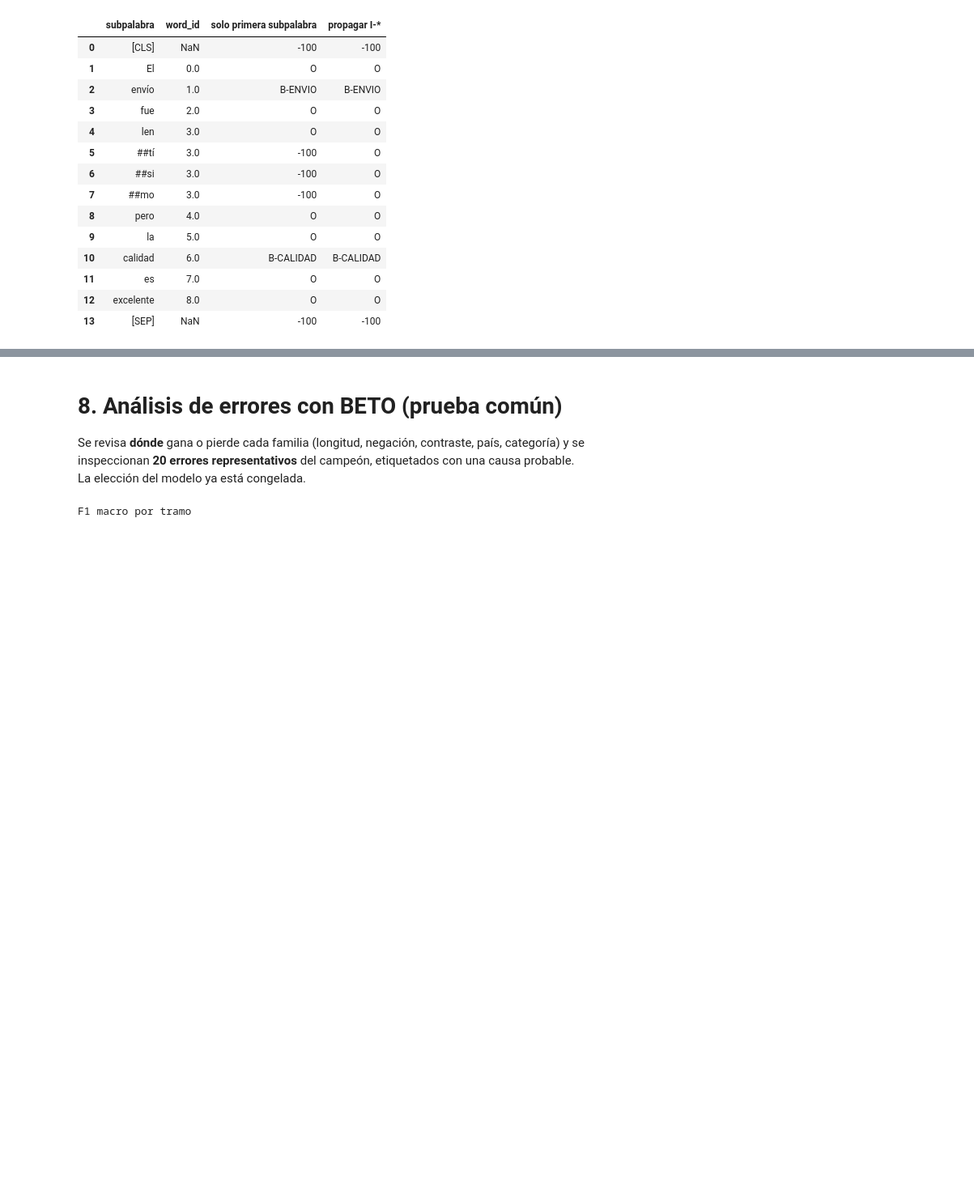
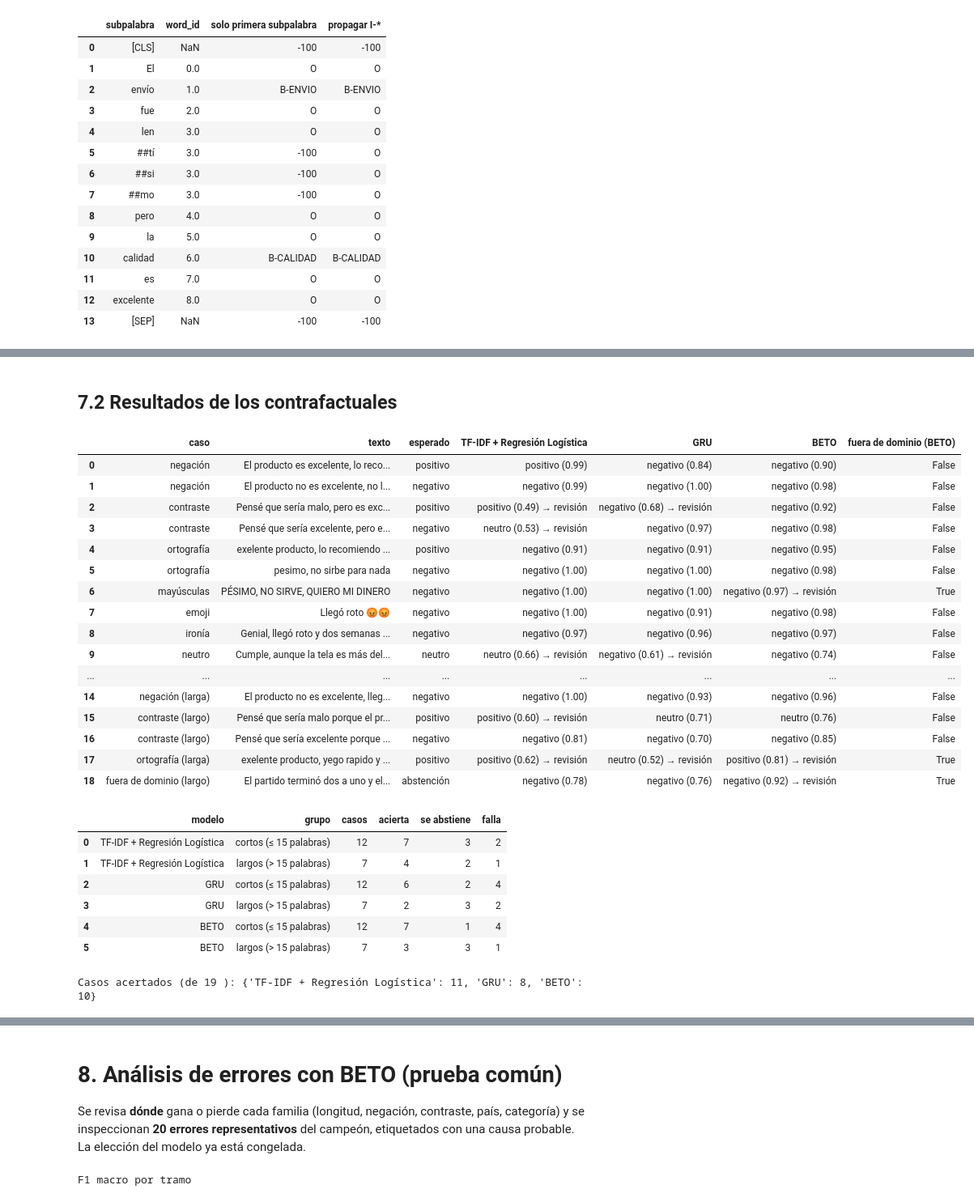
Before and after one commit to pedrogarciar13/proyecto_final_pln, a Jupyter notebook: Proyecto_PLN_Sentimiento_MeLiSA.ipynb, the cells around one changed output, grey strips where cells are left out. Shown at 81% size. Drawn from its saved outputs; the diff is of its cells as text; code cells hidden in the pictures; blank space fills up the shorter version.

```diff
--- a/Proyecto_PLN_Sentimiento_MeLiSA.ipynb
+++ b/Proyecto_PLN_Sentimiento_MeLiSA.ipynb
@@ -1186,0 +1281,73 @@ Casos superados (de 13 ): {'TF-IDF + Regresión Logística': 10, 'GRU': 7, 'BETO
+# %% [markdown]
+## 7.2 Resultados de los contrafactuales
+# %%
+casos = pd.DataFrame([
+    ("negación", "El producto es excelente, lo recomiendo", "positivo"),
+    ("negación", "El producto no es excelente, no lo recomiendo", "negativo"),
+    ("contraste", "Pensé que sería malo, pero es excelente", "positivo"),
+    ("contraste", "Pensé que sería excelente, pero es malo", "negativo"),
+    ("ortografía", "exelente producto, lo recomiendo muxo", "positivo"),
+    ("ortografía", "pesimo, no sirbe para nada", "negativo"),
+    ("mayúsculas", "PÉSIMO, NO SIRVE, QUIERO MI DINERO", "negativo"),
+    ("emoji", "Llegó roto 😡😡", "negativo"),
+    ("ironía", "Genial, llegó roto y dos semanas tarde", "negativo"),
+    ("neutro", "Cumple, aunque la tela es más delgada de lo que esperaba", "neutro"),
+    ("larga", "Lo compré para mi hija. " * 8 + "Al final no funcionó y el vendedor nunca respondió", "negativo"),
+    ("fuera de dominio", "La fotosíntesis depende de la energía solar", "abstención"),
+    ("fuera de dominio", "asdf qwerty 12345", "abstención"),
+    # versiones largas (> 15 palabras) de los mismos contrastes
+    ("negación (larga)", "El producto es excelente, llegó bien empacado, funciona como dice la descripción y lo recomiendo a quien lo necesite", "positivo"),
+    ("negación (larga)", "El producto no es excelente, llegó mal empacado, no funciona como dice la descripción y no lo recomiendo a nadie", "negativo"),
+    ("contraste (largo)", "Pensé que sería malo porque el precio era muy bajo, pero es excelente, resistente y llegó antes de lo esperado", "positivo"),
+    ("contraste (largo)", "Pensé que sería excelente porque tenía buenas opiniones, pero es malo, se rompió rápido y el vendedor no respondió", "negativo"),
+    ("ortografía (larga)", "exelente producto, yego rapido y funsiona muy bien, lo recomiendo muxo a todos los que quieran uno igual", "positivo"),
+    ("fuera de dominio (largo)", "El partido terminó dos a uno y el delantero fue expulsado en el segundo tiempo por una falta muy fuerte", "abstención")],
+    columns=["caso", "texto", "esperado"])
+modelos_rob = [base, campeon_s3, "BETO"]
+umbral = {k: abst4[k]["umbral"] or 1.0 for k in modelos_rob}
+ood_casos = es_ood(casos.texto)
+resumen_rob = []
+for k in modelos_rob:
+    P = softmax(np.log(np.clip(predictores[k](casos.texto), 1e-9, 1)), calib[k]["T"])
+    pred, conf = np.array(CLASES)[P.argmax(1)], P.max(1)
+    abst = (conf < umbral[k]) | (ood_casos if k == "BETO" else False)
+    casos[k] = [f"{p} ({c:.2f}){' → revisión' if a else ''}" for p, c, a in zip(pred, conf, abst)]
+    estado = np.where(casos.esperado == "abstención", np.where(abst, "acierta", "falla"),
+                      np.where(abst, "se abstiene", np.where(pred == casos.esperado, "acierta", "falla")))
+    casos[f"estado_{k}"] = estado
+    for grupo, m in [("cortos (≤ 15 palabras)", casos.texto.str.split().str.len() <= 15), ("largos (> 15 palabras)", casos.texto.str.split().str.len() > 15)]:
+        e = pd.Series(estado[m.values])
+        resumen_rob.append({"modelo": k, "grupo": grupo, "casos": int(m.sum()), "acierta": int((e == "acierta").sum()),
+                            "se abstiene": int((e == "se abstiene").sum()), "falla": int((e == "falla").sum())})
+casos["fuera de dominio (BETO)"] = ood_casos
+pd.set_option("display.max_colwidth", 55)
+display(casos[["caso", "texto", "esperado"] + modelos_rob + ["fuera de dominio (BETO)"]])
+resumen_rob = pd.DataFrame(resumen_rob); display(resumen_rob)
+robustez = {k: int((casos[f"estado_{k}"] == "acierta").sum()) for k in modelos_rob}
+print("Casos acertados (de", len(casos), "):", robustez)
+# %% [output]
+|  | caso | texto | esperado | TF-IDF + Regresión Logística | GRU | BETO | fuera de dominio (BETO) |
+| 0 | negación | El producto es excelente, lo reco... | positivo | positivo (0.99) | negativo (0.84) | negativo (0.90) | False |
+| 1 | negación | El producto no es excelente, no l... | negativo | negativo (0.99) | negativo (1.00) | negativo (0.98) | False |
+| 2 | contraste | Pensé que sería malo, pero es exc... | positivo | positivo (0.49) → revisión | negativo (0.68) → revisión | negativo (0.92) | False |
+| 3 | contraste | Pensé que sería excelente, pero e... | negativo | neutro (0.53) → revisión | negativo (0.97) | negativo (0.98) | False |
+| 4 | ortografía | exelente producto, lo recomiendo ... | positivo | negativo (0.91) | negativo (0.91) | negativo (0.95) | False |
+| 5 | ortografía | pesimo, no sirbe para nada | negativo | negativo (1.00) | negativo (1.00) | negativo (0.98) | False |
+| 6 | mayúsculas | PÉSIMO, NO SIRVE, QUIERO MI DINERO | negativo | negativo (1.00) | negativo (1.00) | negativo (0.97) → revisión | True |
+| 7 | emoji | Llegó roto 😡😡 | negativo | negativo (1.00) | negativo (0.91) | negativo (0.98) | False |
+| 8 | ironía | Genial, llegó roto y dos semanas ... | negativo | negativo (0.97) | negativo (0.96) | negativo (0.97) | False |
+| 9 | neutro | Cumple, aunque la tela es más del... | neutro | neutro (0.66) → revisión | negativo (0.61) → revisión | negativo (0.74) | False |
+| ... | ... | ... | ... | ... | ... | ... | ... |
+| 14 | negación (larga) | El producto no es excelente, lleg... | negativo | negativo (1.00) | negativo (0.93) | negativo (0.96) | False |
+| 15 | contraste (largo) | Pensé que sería malo porque el pr... | positivo | positivo (0.60) → revisión | neutro (0.71) | neutro (0.76) | False |
+| 16 | contraste (largo) | Pensé que sería excelente porque ... | negativo | negativo (0.81) | negativo (0.70) | negativo (0.85) | False |
+| 17 | ortografía (larga) | exelente producto, yego rapido y ... | positivo | positivo (0.62) → revisión | neutro (0.52) → revisión | positivo (0.81) → revisión | True |
+| 18 | fuera de dominio (largo) | El partido terminó dos a uno y el... | abstención | negativo (0.78) | negativo (0.76) | negativo (0.92) → revisión | True |
+|  | modelo | grupo | casos | acierta | se abstiene | falla |
+| 0 | TF-IDF + Regresión Logística | cortos (≤ 15 palabras) | 12 | 7 | 3 | 2 |
+| 1 | TF-IDF + Regresión Logística | largos (> 15 palabras) | 7 | 4 | 2 | 1 |
+| 2 | GRU | cortos (≤ 15 palabras) | 12 | 6 | 2 | 4 |
+| 3 | GRU | largos (> 15 palabras) | 7 | 2 | 3 | 2 |
+| 4 | BETO | cortos (≤ 15 palabras) | 12 | 7 | 1 | 4 |
+| 5 | BETO | largos (> 15 palabras) | 7 | 3 | 3 | 1 |
+Casos acertados (de 19 ): {'TF-IDF + Regresión Logística': 11, 'GRU': 8, 'BETO': 10}
```
Also changed, not shown: parts of 31 cells of this notebook, 31 other files.
